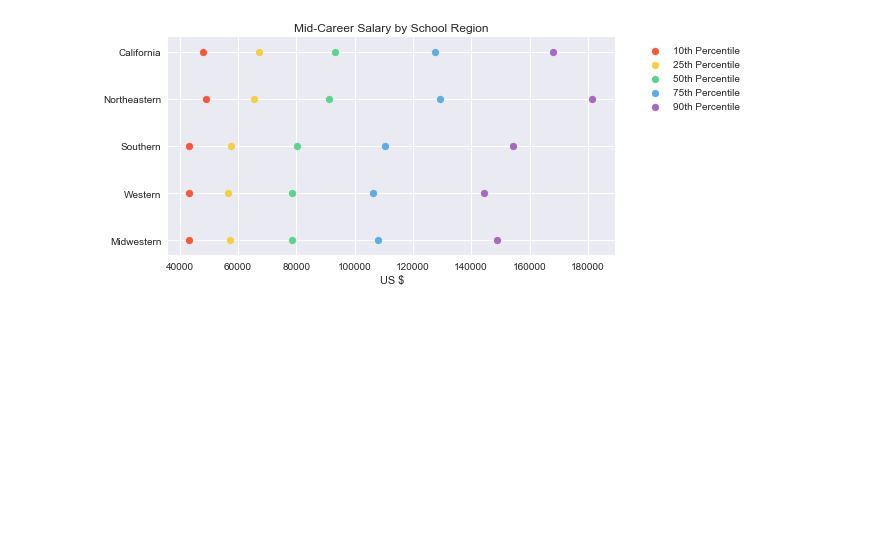
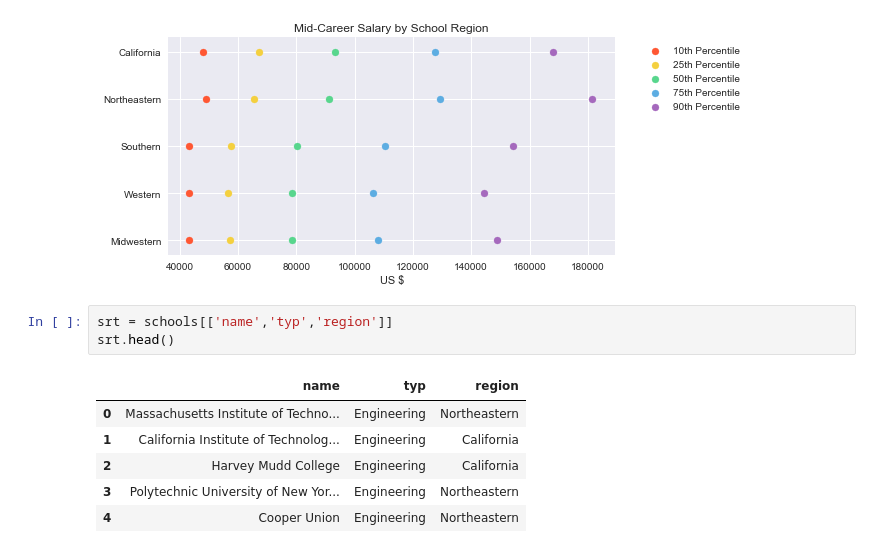
Before and after one commit to yang-official/experiments, a Jupyter notebook: college/college.ipynb, the cells around one changed output. Saved outputs shown, nothing was run; the diff lists cells and outputs as text; blank space fills up the shorter version.

```diff
--- a/college/college.ipynb
+++ b/college/college.ipynb
@@ -549,3 +549,13 @@ plt.legend(loc='upper right', bbox_to_anchor=(1.3,1))
 plt.show()
 # %% [output]
 [figure]
+# %%
+srt = schools[['name','typ','region']]
+srt.head()
+# %% [output]
+|  | name | typ | region |
+| 0 | Massachusetts Institute of Techno... | Engineering | Northeastern |
+| 1 | California Institute of Technolog... | Engineering | California |
+| 2 | Harvey Mudd College | Engineering | California |
+| 3 | Polytechnic University of New Yor... | Engineering | Northeastern |
+| 4 | Cooper Union | Engineering | Northeastern |
```
Also changed, not shown: parts of 5 cells of this notebook.
